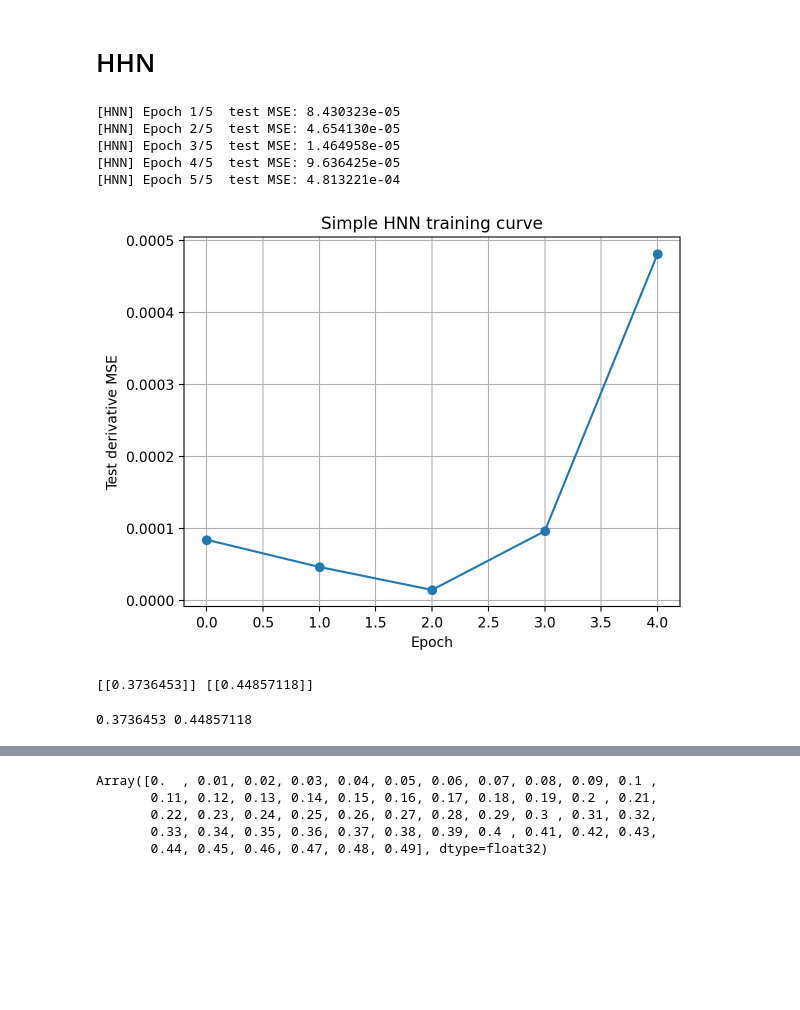
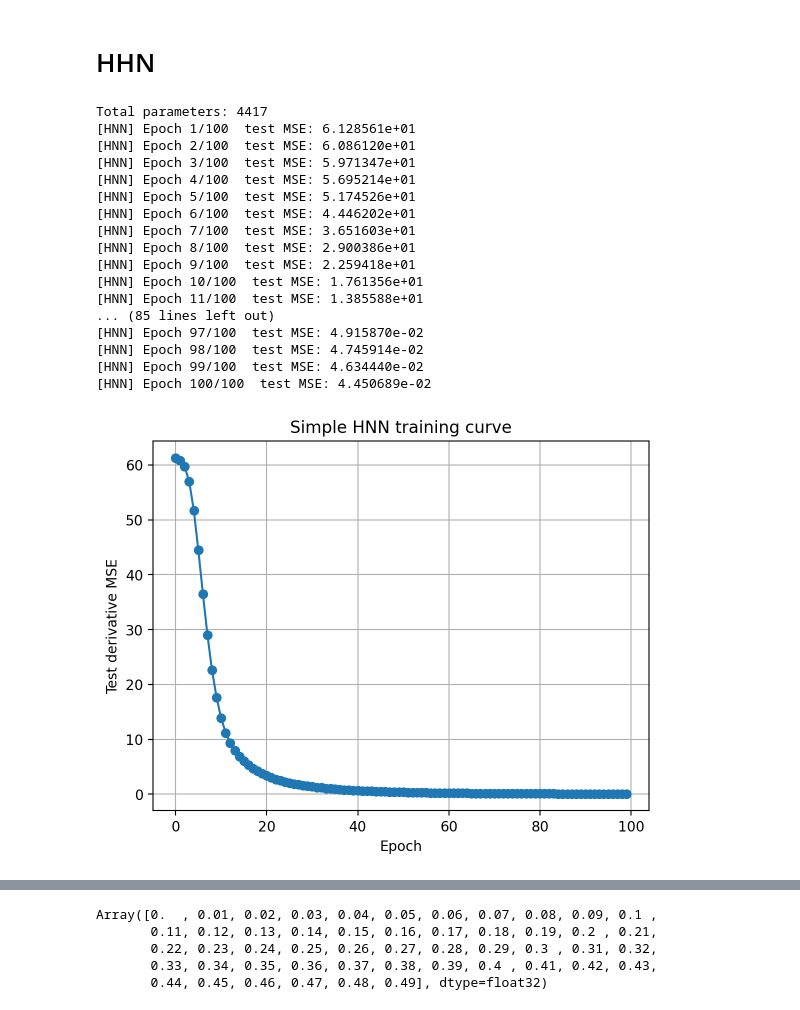
Before and after one commit to shkamiya/ActionAngleNetworks, a Jupyter notebook: notebooks/e2025_1031_hhn_vs_aan.ipynb, the cells around one changed output, grey strips where cells are left out. Cells and saved outputs as stored; diff of their text form; code cells hidden in the pictures; blank space fills up the shorter version.

```diff
--- a/notebooks/e2025_1031_hhn_vs_aan.ipynb
+++ b/notebooks/e2025_1031_hhn_vs_aan.ipynb
@@ -275,7 +275,7 @@ def flow_coupled_1d_harmonic_init_values(
     return t, q, p, aux
 # %%
 
-B = 3000
+B = 300
 Ts = tuple(np.arange(0, B).tolist())
 #Ts = tuple(np.random.randint(500, 1500, size=(B,)).tolist())
 t, q, p, aux = flow_coupled_1d_harmonic_init_values(
@@ -1254,23 +1294,32 @@ step  5000  train_loss 27214.601562  test_loss [jump=1: 0.547202, jump=2: 2.2008
 # %%
 
-T_total = 100  # 欲しいステップ数に合わせて調整
+T_total = 50  # 欲しいステップ数に合わせて調整
+
+Ts = tuple(np.arange(0, T_total).tolist())
+
+q0 = test_dataset[0][0:1, :n]  # shape (1, n)
+p0 = test_dataset[0][0:1, n:]
+
+# train_idx = 0
+# q0 = train_dataset[0][train_idx:train_idx+1, :n]  # shape (1, n)
+# p0 = train_dataset[0][train_idx:train_idx+1, n:]
+# delta_t_infer = train_dataset[3][train_idx:train_idx+1]
+# print(delta_t_infer)
+
 
 t_vec, q_true, p_true, _ = flow_coupled_1d_harmonic_init_values(
     params=set_harmonic_params(n=n, m=m, k_wall=k_wall, k_pair=k_pair),
     num_steps=tuple(np.arange(0, T_total).tolist()),
     dt=dt,
-    q0=jax.random.normal(jax.random.PRNGKey(0), (1,n)),
-    p0=jax.random.normal(jax.random.PRNGKey(0), (1,n)),
+    q0=q0,
+    p0=p0,
 )
 
-q0 = q_true[:1]  # shape (1, n)
-p0 = p_true[:1]
-delta_t_infer = jnp.asarray(dt)
 
 def step_fn(carry, _):
     q_curr, p_curr = carry
     q_next, p_next, _, _ = model.apply(
-        {'params': params}, q_curr, p_curr, delta_t_infer, train=False
+        {'params': params}, q_curr, p_curr, dt, train=False
     )
     return (q_next, p_next), (q_next, p_next)
 
@@ -1386,7 +1478,7 @@ import optax
 
 class SimpleHNN(nn.Module):
     dim: int
-    hidden: int = 128
+    hidden: int = 64
 
     @nn.compact
     def __call__(self, coords):
@@ -1412,6 +1504,10 @@ derivs_test = test_dataset[1]
 hnn_model = SimpleHNN(dim=x0_train.shape[1])
 rng = jax.random.PRNGKey(123)
 params_hnn = hnn_model.init(rng, x0_train[:batch_size])
+
+num_params = sum(jax.tree_util.tree_leaves(jax.tree_util.tree_map(lambda x: x.size, params_hnn['params'])))
+print(f'Total parameters: {num_params}')
+
 tx_hnn = optax.adam(learning_rate=1e-3)
 opt_state_hnn = tx_hnn.init(params_hnn)
 
@@ -1428,47 +1524,50 @@ def train_step_hnn(model, params, opt_state, coords, derivs):
 @functools.partial(jax.jit, static_argnums=0)
 def eval_step_hnn(model, params, coords, derivs):
     pred = hnn_time_derivative(params, model, coords)
     return jnp.mean((pred - derivs) ** 2)
 
-hnn_epochs = 5
+
+hnn_epochs = 100
 hnn_losses = []
 for ep in range(hnn_epochs):
     perm_key, rng = jax.random.split(rng)
     perm = jax.random.permutation(perm_key, x0_train.shape[0])
     x0_train = x0_train[perm]
     x0_dot_train = x0_dot_train[perm]
     num_batches = x0_train.shape[0] // batch_size
     for i in range(num_batches):
         batch_coords = x0_train[i*batch_size:(i+1)*batch_size]
         batch_derivs = x0_dot_train[i*batch_size:(i+1)*batch_size]
         params_hnn, opt_state_hnn, loss_val = train_step_hnn(
             hnn_model, params_hnn, opt_state_hnn, batch_coords, batch_derivs
         )
     test_loss = eval_step_hnn(hnn_model, params_hnn, coords_test, derivs_test)
     hnn_losses.append(float(test_loss))
     print(f"[HNN] Epoch {ep+1}/{hnn_epochs}  test MSE: {float(test_loss):.6e}")
 
 plt.figure()
 plt.plot(hnn_losses, marker='o')
 plt.xlabel('Epoch')
 plt.ylabel('Test derivative MSE')
 plt.title('Simple HNN training curve')
 plt.grid(True)
 plt.show()
-
-# quick rollout sanity check on a short horizon
-q0_hnn = q_true[:1]
-p0_hnn = p_true[:1]
-coords = jnp.concatenate([q0_hnn, p0_hnn], axis=-1)
-def step_hnn(carry, _):
-    coords = carry
-    derivs = hnn_time_derivative(params_hnn, hnn_model, coords)
-    next_coords = coords + derivs * dt
-    return next_coords, next_coords
 # %% [output]
-[HNN] Epoch 1/5  test MSE: 8.430323e-05
-[HNN] Epoch 2/5  test MSE: 4.654130e-05
-[HNN] Epoch 3/5  test MSE: 1.464958e-05
-[HNN] Epoch 4/5  test MSE: 9.636425e-05
-[HNN] Epoch 5/5  test MSE: 4.813221e-04
+Total parameters: 4417
+[HNN] Epoch 1/100  test MSE: 6.128561e+01
+[HNN] Epoch 2/100  test MSE: 6.086120e+01
+[HNN] Epoch 3/100  test MSE: 5.971347e+01
+[HNN] Epoch 4/100  test MSE: 5.695214e+01
+[HNN] Epoch 5/100  test MSE: 5.174526e+01
+[HNN] Epoch 6/100  test MSE: 4.446202e+01
+[HNN] Epoch 7/100  test MSE: 3.651603e+01
+[HNN] Epoch 8/100  test MSE: 2.900386e+01
+[HNN] Epoch 9/100  test MSE: 2.259418e+01
+[HNN] Epoch 10/100  test MSE: 1.761356e+01
+[HNN] Epoch 11/100  test MSE: 1.385588e+01
+... (85 lines left out)
+[HNN] Epoch 97/100  test MSE: 4.915870e-02
+[HNN] Epoch 98/100  test MSE: 4.745914e-02
+[HNN] Epoch 99/100  test MSE: 4.634440e-02
+[HNN] Epoch 100/100  test MSE: 4.450689e-02
-[figure, old version]
+[figure, new version]
@@ -1486,8 +1573,0 @@ if p_hnn_pred.ndim == 1:
-# %%
-print(q_true[:1], p_true[:1])
-# %% [output]
-[[0.3736453]] [[0.44857118]]
-# %%
-print(q_hnn_pred[0,0], p_hnn_pred[0,0])
-# %% [output]
-0.3736453 0.44857118
```
Also changed, not shown: parts of 68 cells of this notebook, 2 other files.
